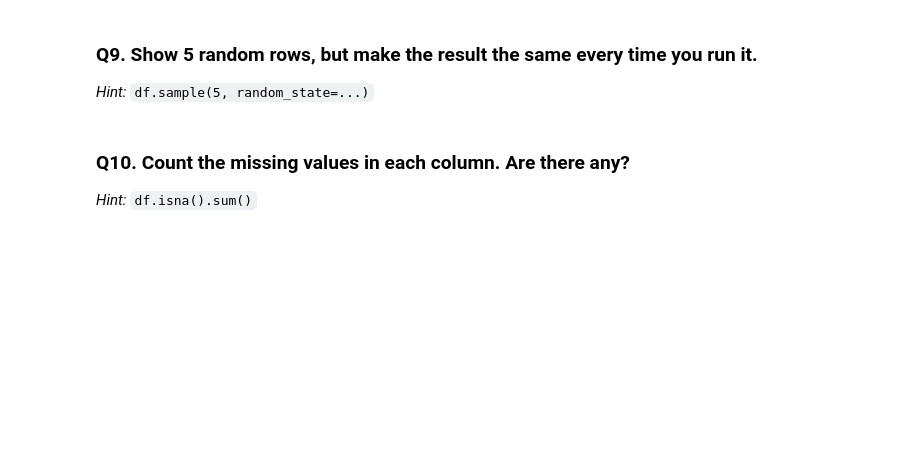
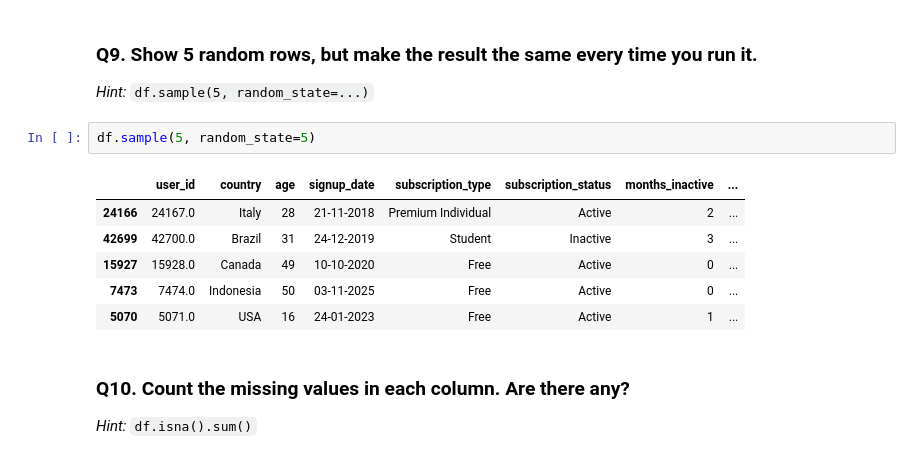
Before and after one commit to shiva3994/Python, a Jupyter notebook: Spotify_User_Behv/Day01_Jupyter_Basics_Loading_Data_and_First_Lo_PRACTICE.ipynb, the cells around one changed output. Drawn from its saved outputs; the diff is of its cells as text; blank space fills up the shorter version.

```diff
--- a/Spotify_User_Behv/Day01_Jupyter_Basics_Loading_Data_and_First_Lo_PRACTICE.ipynb
+++ b/Spotify_User_Behv/Day01_Jupyter_Basics_Loading_Data_and_First_Lo_PRACTICE.ipynb
@@ -102,6 +156,15 @@ df.columns.tolist()
 ### Q9. Show 5 random rows, but make the result the same every time you run it.
 
 *Hint:* `df.sample(5, random_state=...)`
+# %%
+df.sample(5, random_state=5)
+# %% [output]
+|  | user_id | country | age | signup_date | subscription_type | subscription_status | months_inactive | ... |
+| 24166 | 24167.0 | Italy | 28 | 21-11-2018 | Premium Individual | Active | 2 | ... |
+| 42699 | 42700.0 | Brazil | 31 | 24-12-2019 | Student | Inactive | 3 | ... |
+| 15927 | 15928.0 | Canada | 49 | 10-10-2020 | Free | Active | 0 | ... |
+| 7473 | 7474.0 | Indonesia | 50 | 03-11-2025 | Free | Active | 0 | ... |
+| 5070 | 5071.0 | USA | 16 | 24-01-2023 | Free | Active | 1 | ... |
 # %% [markdown]
 ### Q10. Count the missing values in each column. Are there any?
 
```
Also changed, not shown: parts of 4 cells of this notebook.
